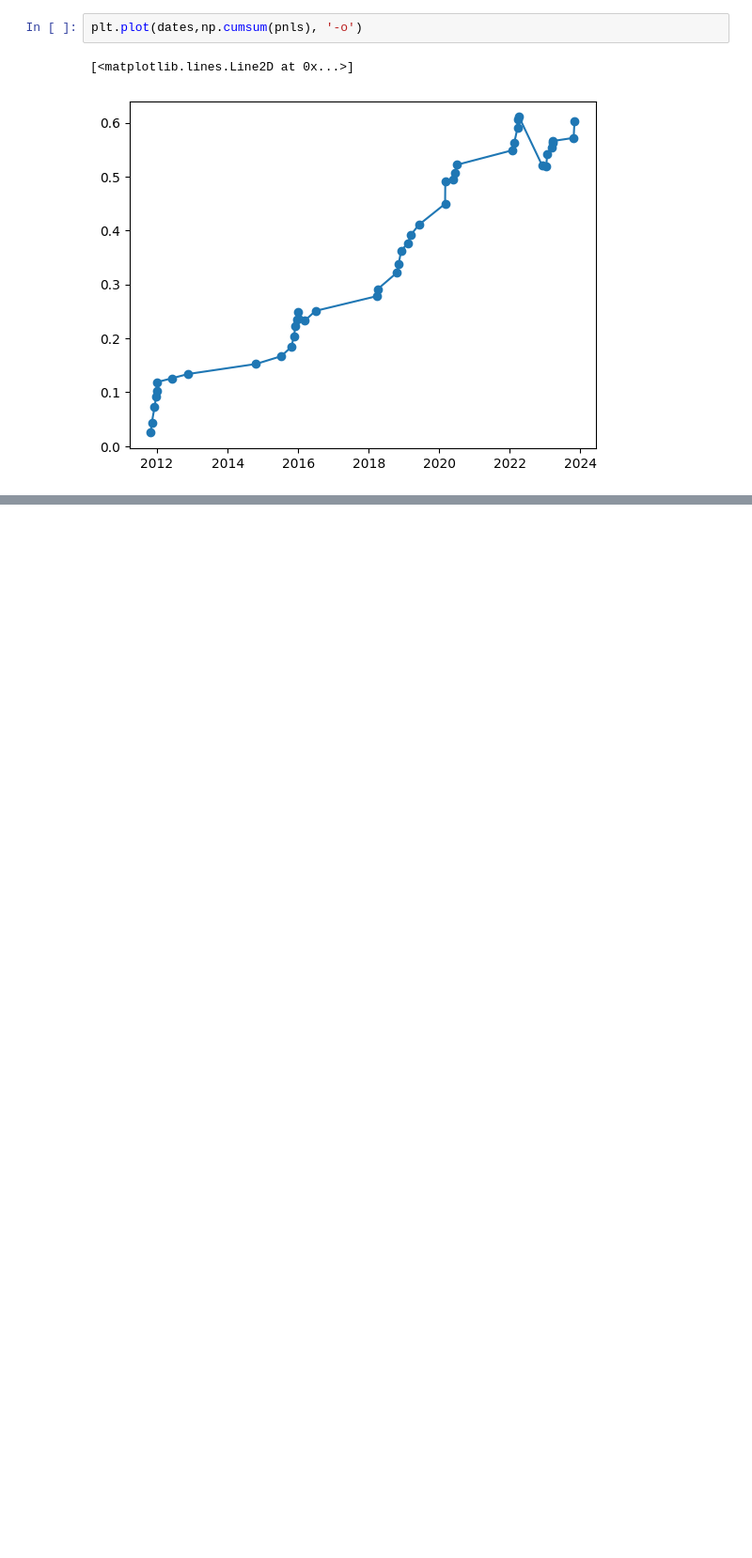
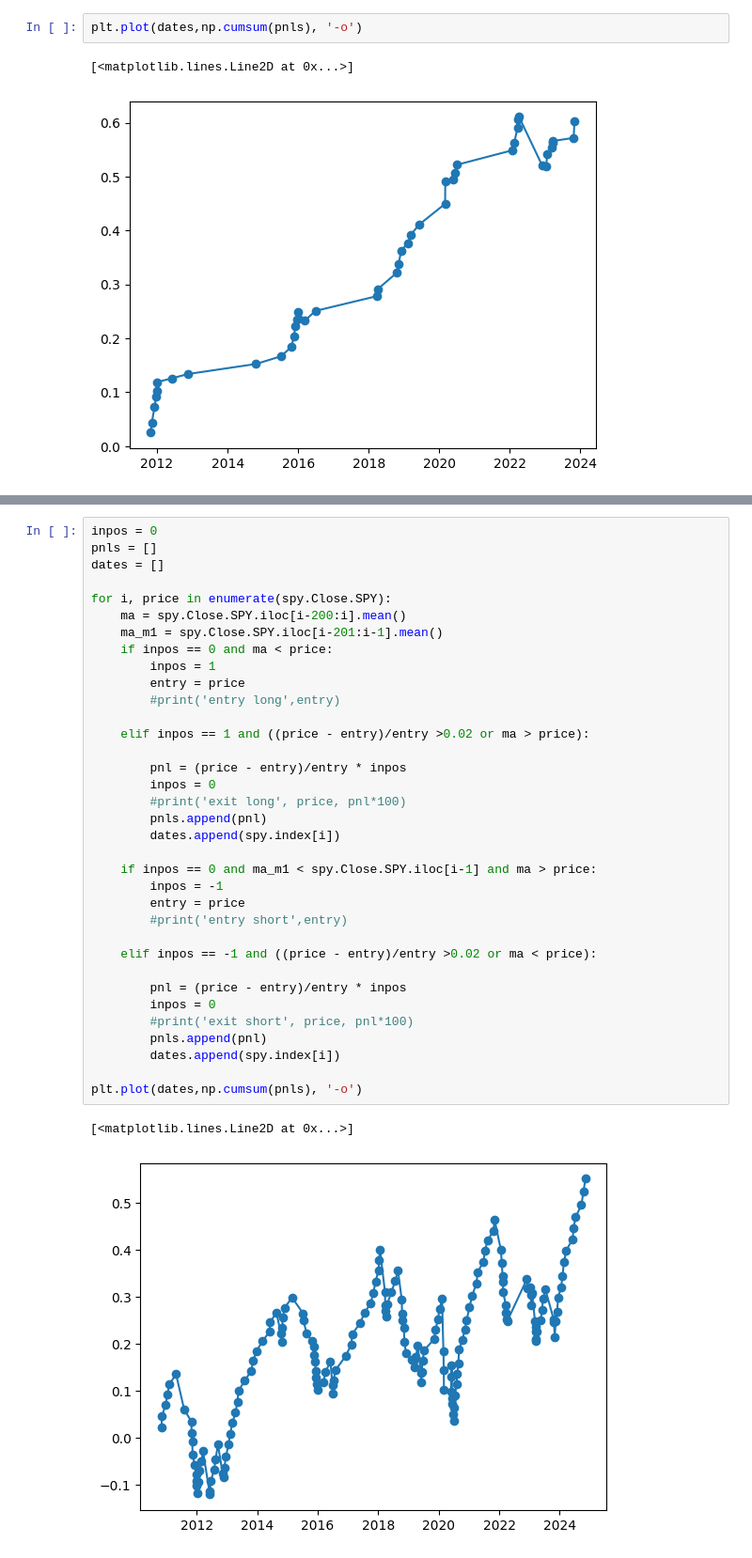
Before and after one commit to Jundula/Neural-networks, a Jupyter notebook: MLP.ipynb, the cells around one changed output, grey strips where cells are left out. Shown at 94% size. Saved outputs shown, nothing was run; the diff lists cells and outputs as text; blank space fills up the shorter version.

```diff
--- a/MLP.ipynb
+++ b/MLP.ipynb
@@ -253,0 +308,38 @@ entry 430.760009765625
+# %%
+inpos = 0
+pnls = []
+dates = []
+
+for i, price in enumerate(spy.Close.SPY):
+    ma = spy.Close.SPY.iloc[i-200:i].mean()
+    ma_m1 = spy.Close.SPY.iloc[i-201:i-1].mean()
+    if inpos == 0 and ma < price:
+        inpos = 1
+        entry = price
+        #print('entry long',entry)
+
+    elif inpos == 1 and ((price - entry)/entry >0.02 or ma > price):
+
+        pnl = (price - entry)/entry * inpos
+        inpos = 0
+        #print('exit long', price, pnl*100)
+        pnls.append(pnl)
+        dates.append(spy.index[i])
+
+    if inpos == 0 and ma_m1 < spy.Close.SPY.iloc[i-1] and ma > price:
+        inpos = -1
+        entry = price
+        #print('entry short',entry)
+
+    elif inpos == -1 and ((price - entry)/entry >0.02 or ma < price):
+
+        pnl = (price - entry)/entry * inpos
+        inpos = 0
+        #print('exit short', price, pnl*100)
+        pnls.append(pnl)
+        dates.append(spy.index[i])
+
+plt.plot(dates,np.cumsum(pnls), '-o')
+# %% [output]
+[<matplotlib.lines.Line2D at 0x...>]
+[figure, added]
```
Also changed, not shown: parts of 15 cells of this notebook.
